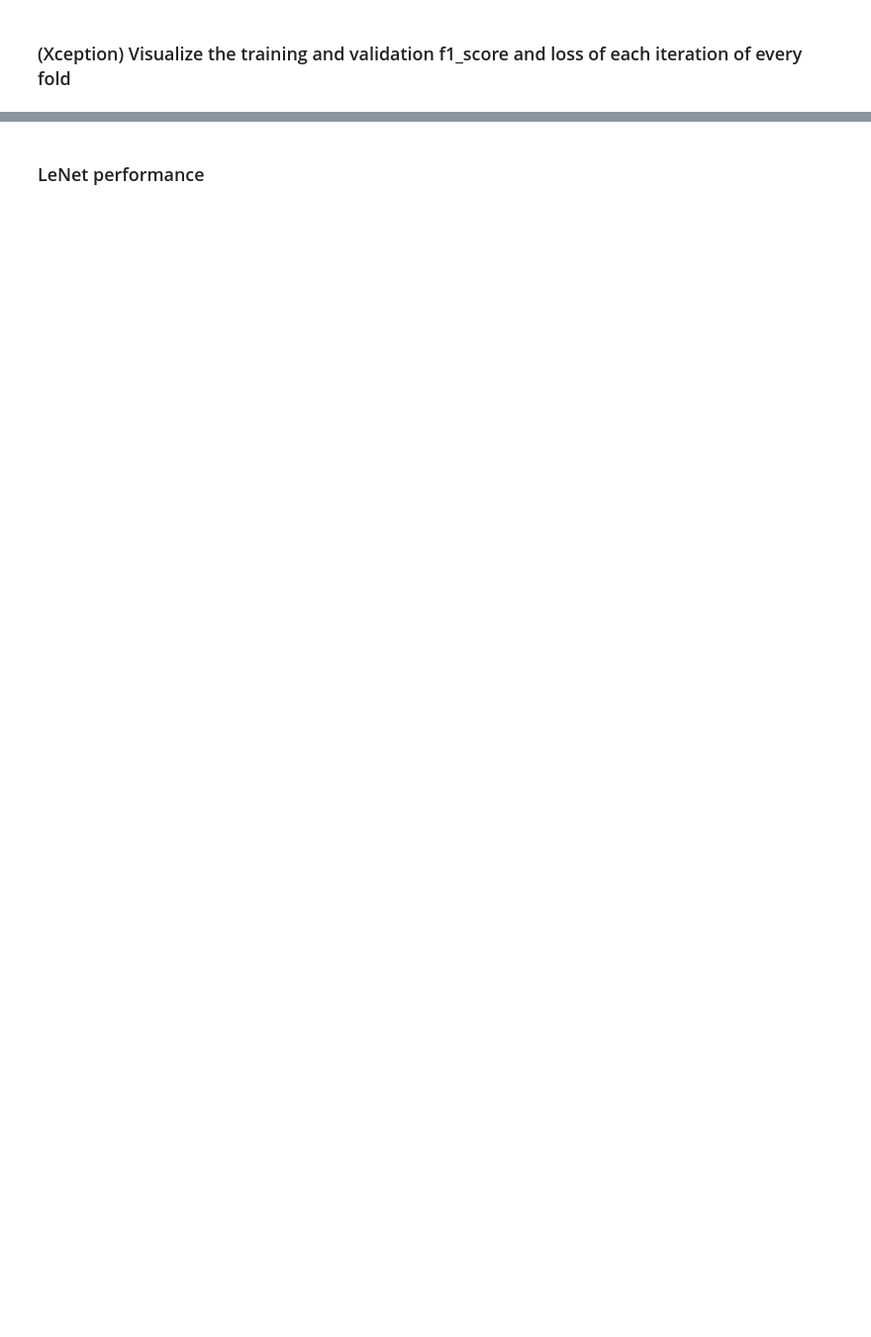
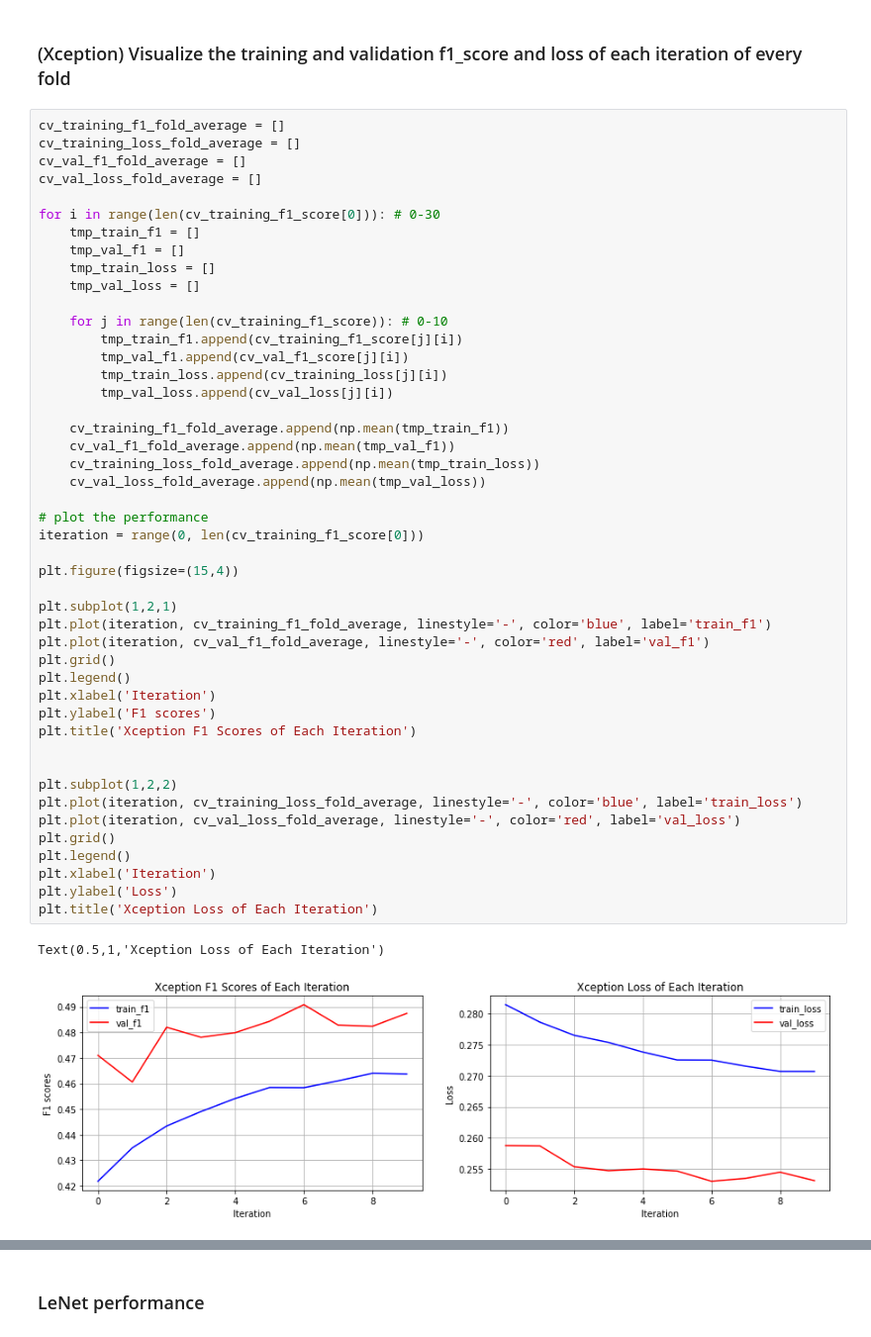
Before and after one commit to ouyangzhenxuan/CSE7324MachineLearning, a Jupyter notebook: Lab6_CNN/demo1_ouyang_lab6.ipynb, the cells around one changed output, grey strips where cells are left out. Shown at 99% size. Drawn from its saved outputs; the diff is of its cells as text; blank space fills up the shorter version.

```diff
--- a/Lab6_CNN/demo1_ouyang_lab6.ipynb
+++ b/Lab6_CNN/demo1_ouyang_lab6.ipynb
@@ -530,4 +531,53 @@ Epoch 5/30
 # %% [markdown]
 ### (Xception) Visualize the training and validation f1_score and loss of each iteration of every fold
+# %%
+cv_training_f1_fold_average = []
+cv_training_loss_fold_average = []
+cv_val_f1_fold_average = []
+cv_val_loss_fold_average = []
+
+for i in range(len(cv_training_f1_score[0])): # 0-30
+    tmp_train_f1 = []
+    tmp_val_f1 = []
+    tmp_train_loss = []
+    tmp_val_loss = []
+
+    for j in range(len(cv_training_f1_score)): # 0-10
+        tmp_train_f1.append(cv_training_f1_score[j][i])
+        tmp_val_f1.append(cv_val_f1_score[j][i])
+        tmp_train_loss.append(cv_training_loss[j][i])
+        tmp_val_loss.append(cv_val_loss[j][i])
+
+    cv_training_f1_fold_average.append(np.mean(tmp_train_f1))
+    cv_val_f1_fold_average.append(np.mean(tmp_val_f1))
+    cv_training_loss_fold_average.append(np.mean(tmp_train_loss))
+    cv_val_loss_fold_average.append(np.mean(tmp_val_loss))
+
+# plot the performance
+iteration = range(0, len(cv_training_f1_score[0]))
+
+plt.figure(figsize=(15,4))
+
+plt.subplot(1,2,1)
+plt.plot(iteration, cv_training_f1_fold_average, linestyle='-', color='blue', label='train_f1')
+plt.plot(iteration, cv_val_f1_fold_average, linestyle='-', color='red', label='val_f1')
+plt.grid()
+plt.legend()
+plt.xlabel('Iteration')
+plt.ylabel('F1 scores')
+plt.title('Xception F1 Scores of Each Iteration')
+
+
+plt.subplot(1,2,2)
+plt.plot(iteration, cv_training_loss_fold_average, linestyle='-', color='blue', label='train_loss')
+plt.plot(iteration, cv_val_loss_fold_average, linestyle='-', color='red', label='val_loss')
+plt.grid()
+plt.legend()
+plt.xlabel('Iteration')
+plt.ylabel('Loss')
+plt.title('Xception Loss of Each Iteration')
+# %% [output]
+Text(0.5,1,'Xception Loss of Each Iteration')
+[figure, added]
 # %%
 # there are 10 folds, so there are 10 groups of data
```
Also changed, not shown: parts of 26 cells of this notebook.
